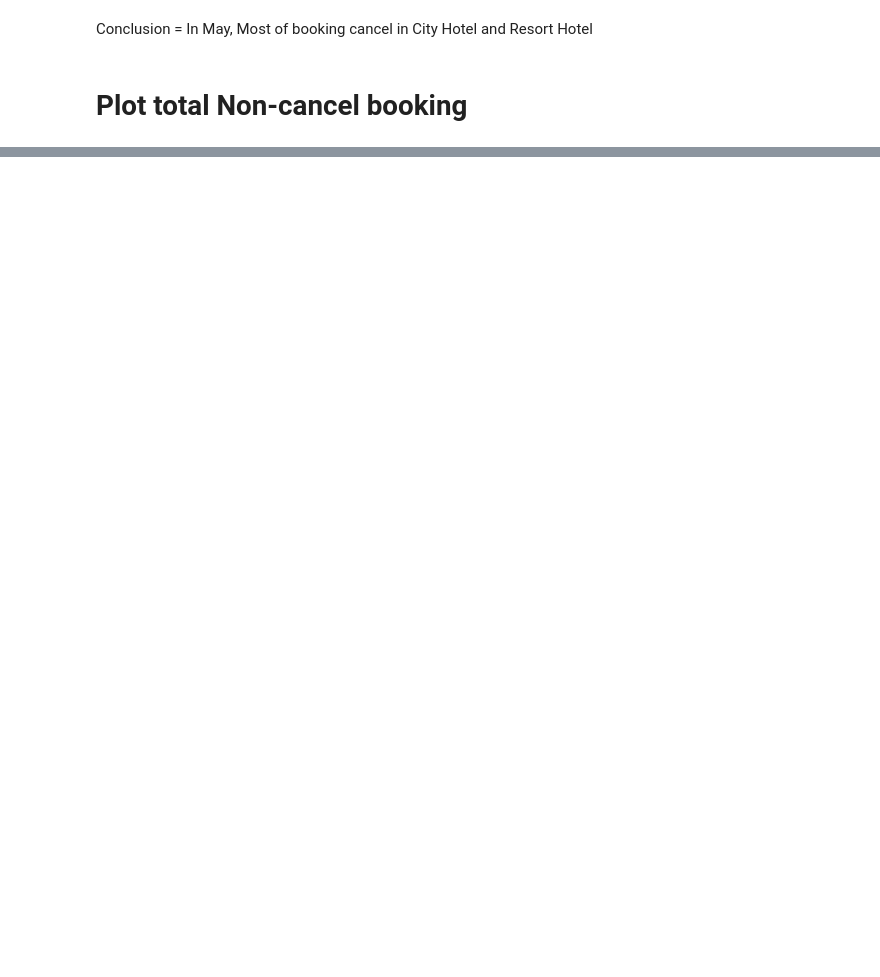
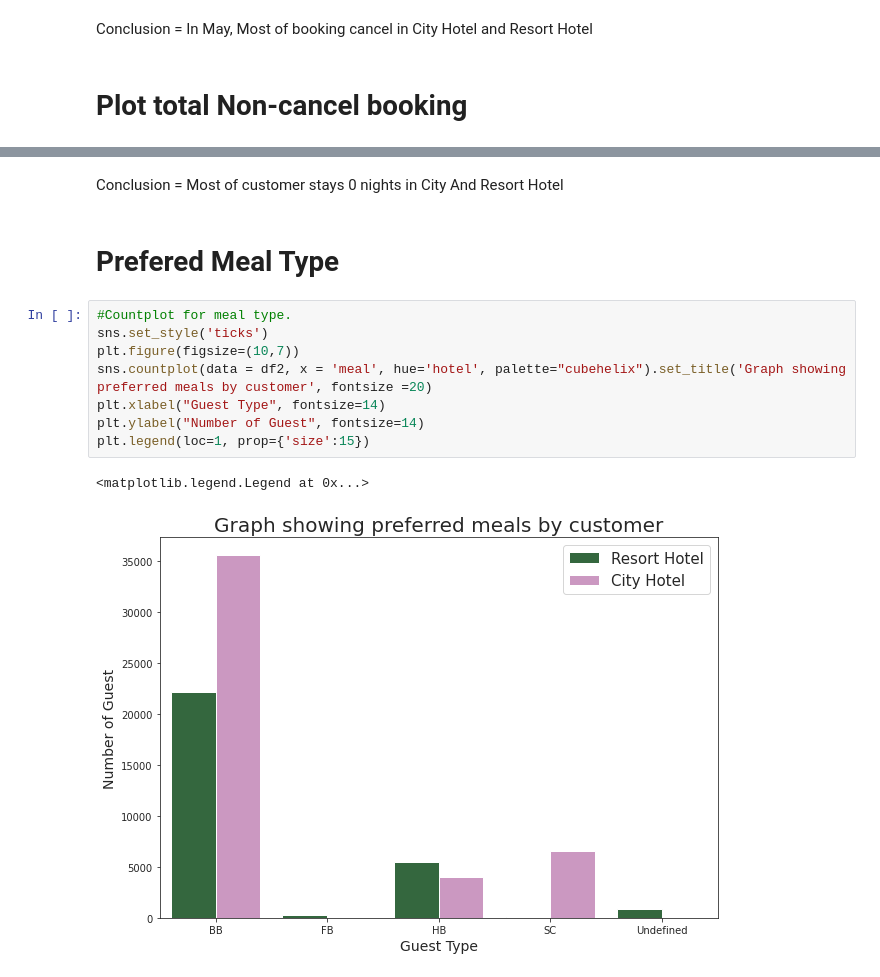
Before and after one commit to machave11/Hotel-Booking-Analysis, a Jupyter notebook: Nikhil_Machave|Copy_of_Hotel_Booking_Analysis_Capstone_Project.ipynb, the cells around one changed output, grey strips where cells are left out. Cells and saved outputs as stored; diff of their text form; blank space fills up the shorter version.

```diff
--- a/Nikhil_Machave|Copy_of_Hotel_Booking_Analysis_Capstone_Project.ipynb
+++ b/Nikhil_Machave|Copy_of_Hotel_Booking_Analysis_Capstone_Project.ipynb
@@ -181,0 +183,15 @@ plt.legend(prop={'size':14})
+# %% [markdown]
+Conclusion = Most of customer stays 0 nights in City And Resort Hotel
+# %% [markdown]
+# Prefered Meal Type
+# %%
+#Countplot for meal type.
+sns.set_style('ticks')
+plt.figure(figsize=(10,7))
+sns.countplot(data = df2, x = 'meal', hue='hotel', palette="cubehelix").set_title('Graph showing preferred meals by customer', fontsize =20)
+plt.xlabel("Guest Type", fontsize=14)
+plt.ylabel("Number of Guest", fontsize=14)
+plt.legend(loc=1, prop={'size':15})
+# %% [output]
+<matplotlib.legend.Legend at 0x...>
+[figure, added]
```
Also changed, not shown: parts of 30 cells of this notebook.
